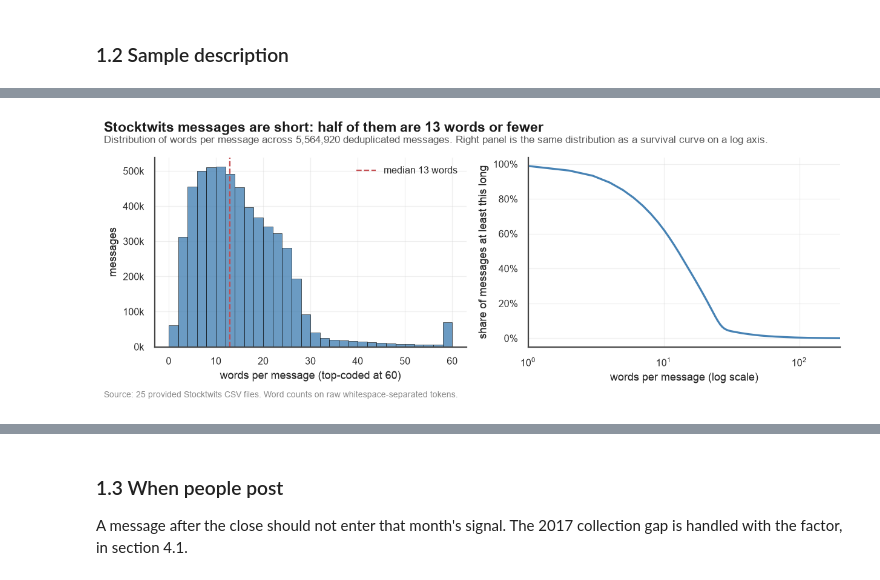
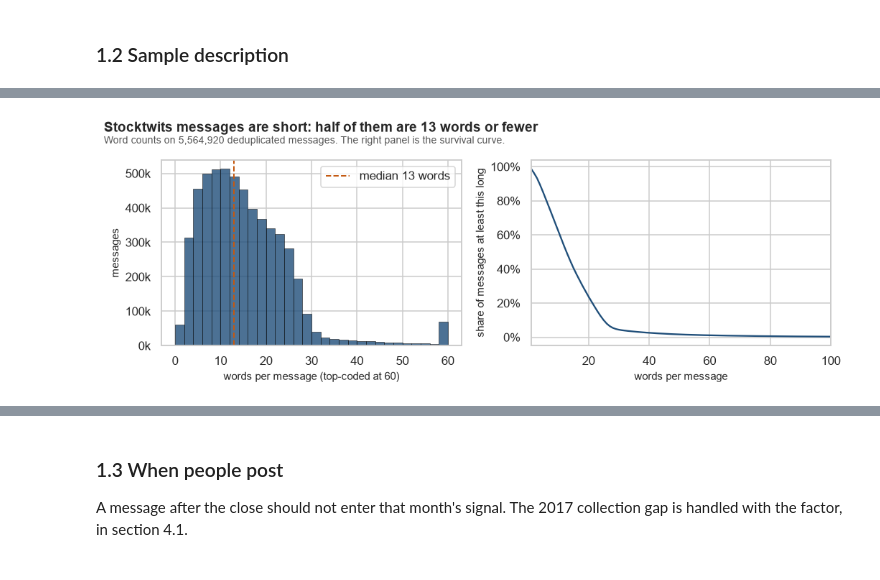
Before and after one commit to henricvsb/Finance-with-Big-Data-Lab-Sessions, a Jupyter notebook: #3/PCLAB#3 - Group 2 - Henricus Bracht Erdem Bayrakcioglu Leonard Fischbach.ipynb, the cells around one changed output, grey strips where cells are left out. Cells and saved outputs as stored; diff of their text form; code cells hidden in the pictures.

```diff
--- a/#3/PCLAB#3 - Group 2 - Henricus Bracht Erdem Bayrakcioglu Leonard Fischbach.ipynb
+++ b/#3/PCLAB#3 - Group 2 - Henricus Bracht Erdem Bayrakcioglu Leonard Fischbach.ipynb
@@ -426,0 +114,14 @@ More than a quarter of messages name more than one ticker. Mentions of names out
+# %%
+# A cashtag is $ plus 1-6 letters, optionally a dotted share class ($BRK.A).
+CASHTAG_RE = re.compile(r"\$([A-Za-z]{1,6}(?:[.\-][A-Za-z])?)\b")
+SHARE_CLASS = {"BRKA": "BRK.A", "BRKB": "BRK.B", "BFA": "BF.A", "BFB": "BF.B"}
+
+def extract_cashtags(text):
+    """Tickers written as $TICKER in the message. The symbol column is not used."""
+    if not isinstance(text, str):
+        return []
+    found = []
+    for raw in CASHTAG_RE.findall(text):
+        ticker = raw.upper().replace("-", ".")
+        found.append(SHARE_CLASS.get(ticker, ticker))
+    return found
@@ -597,32 +335,25 @@ Words per message
 # %%
 fig, axes = plt.subplots(1, 2, figsize=(9.6, 3.6))
-_w = _msg["n_words"].clip(upper=60)
-axes[0].hist(_w, bins=np.arange(0, 62, 2), color=PALETTE["primary"],
-             edgecolor="black", linewidth=0.4, alpha=0.8)
-axes[0].axvline(_msg["n_words"].median(), color=PALETTE["accent"], linestyle="--",
-                linewidth=1.3,
-                label=f"median {_msg['n_words'].median():.0f} words")
+clipped = sample["n_words"].clip(upper=60)
+axes[0].hist(clipped, bins=np.arange(0, 62, 2), color=PALETTE["primary"], edgecolor="black", linewidth=0.4, alpha=0.8)
+axes[0].axvline(sample["n_words"].median(), color=PALETTE["accent"], linestyle="--", linewidth=1.3,
+                label=f"median {sample['n_words'].median():.0f} words")
 axes[0].set_xlabel("words per message (top-coded at 60)")
 axes[0].set_ylabel("messages")
 axes[0].yaxis.set_major_formatter(mticker.FuncFormatter(lambda v, _: f"{v / 1e3:,.0f}k"))
 axes[0].legend()
-
-_surv = (_msg["n_words"].value_counts(normalize=True).sort_index().cumsum())
-axes[1].plot(_surv.index, 1 - _surv.values, color=PALETTE["primary"])
-axes[1].set_xscale("log")
-axes[1].set_xlim(1, 200)
-axes[1].set_xlabel("words per message (log scale)")
+surv = sample["n_words"].value_counts(normalize=True).sort_index().cumsum()
+axes[1].plot(surv.index, 1 - surv.values, color=PALETTE["primary"])
+axes[1].set_xlim(1, 100)
+axes[1].set_xlabel("words per message")
 axes[1].set_ylabel("share of messages at least this long")
-pct_axis(axes[1], decimals=0)
-
-label_figure(
-    fig,
-    "Stocktwits messages are short: half of them are 13 words or fewer",
-    f"Distribution of words per message across {len(_msg):,} deduplicated messages. "
-    f"Right panel is the same distribution as a survival curve on a log axis.",
-    "Source: 25 provided Stocktwits CSV files. Word counts on raw whitespace-separated tokens.",
-)
+axes[1].yaxis.set_major_formatter(mticker.PercentFormatter(1.0, decimals=0))
+fig.tight_layout(rect=(0, 0.02, 1, 0.90))
+fig.text(0.01, 0.985, "Stocktwits messages are short: half of them are 13 words or fewer",
+         fontsize=12.5, fontweight="bold", ha="left", va="top")
+fig.text(0.01, 0.935, f"Word counts on {len(sample):,} deduplicated messages. The right panel is the survival curve.",
+         fontsize=9.2, color="#555555", ha="left", va="top")
 plt.show()
 # %% [output]
-[figure, old version]
+[figure, new version]
 # %%
```
Also changed, not shown: parts of 74 cells of this notebook.
